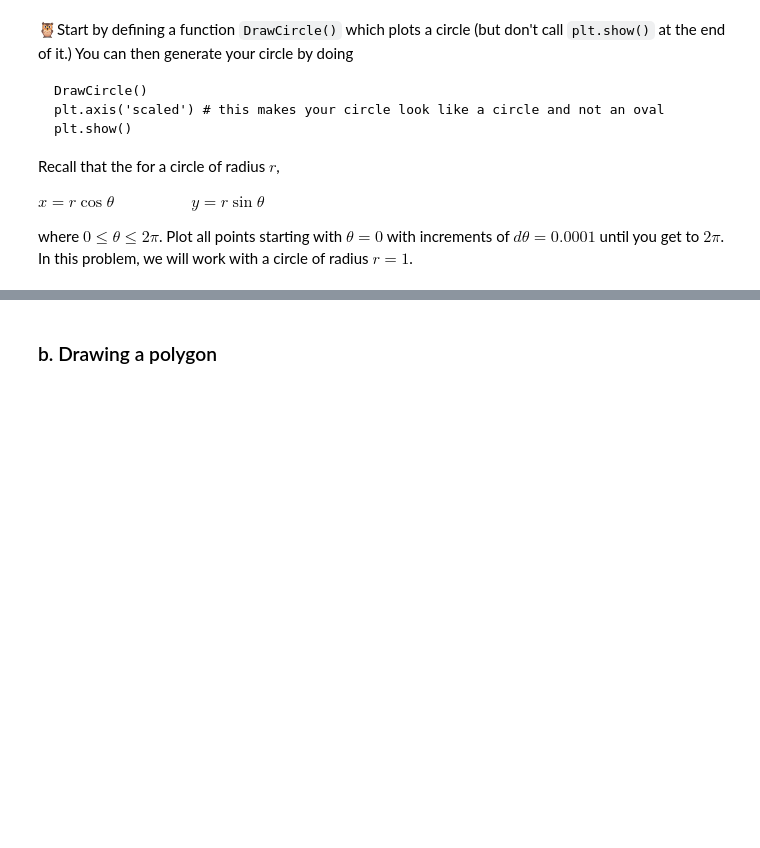
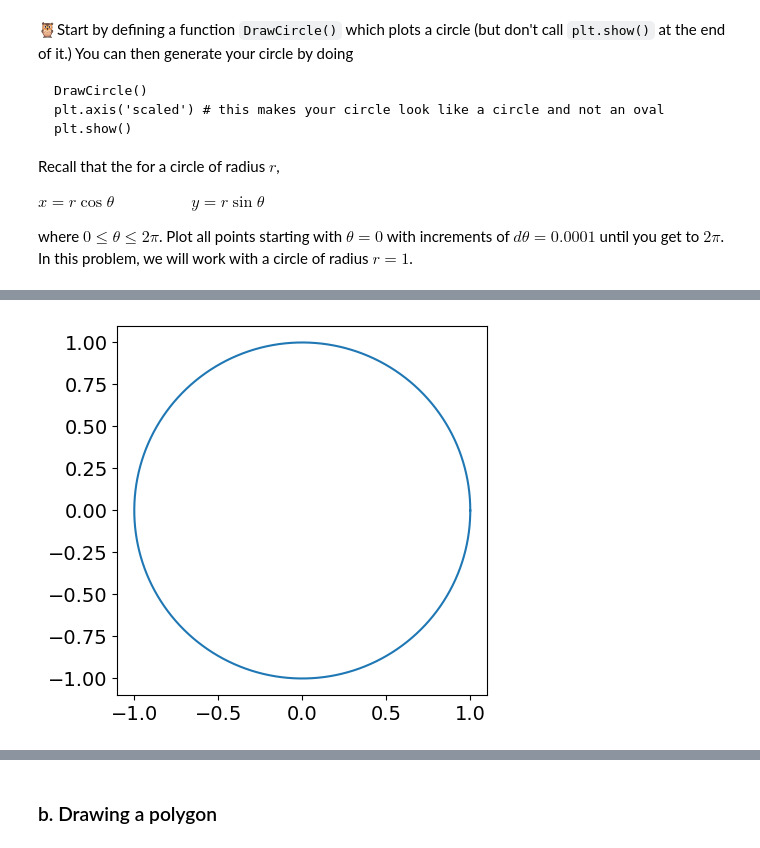
Before and after one commit to mihirt2/mihirt2, a Jupyter notebook: IntroductionToComputationalPhysics/N_Ways_of_Measuring_PI.ipynb, the cells around one changed output, grey strips where cells are left out. Drawn from its saved outputs; the diff is of its cells as text; code cells hidden in the pictures; blank space fills up the shorter version.

```diff
--- a/IntroductionToComputationalPhysics/N_Ways_of_Measuring_PI.ipynb
+++ b/IntroductionToComputationalPhysics/N_Ways_of_Measuring_PI.ipynb
@@ -222,3 +256,20 @@ where $0 \leq \theta \leq 2\pi$. Plot all points starting with $\theta=0$ with i
+# %%
+# ANSWER ME
+def DrawCircle():
+  theta = 0
+  dTheta = 0.0001
+  xpoints = []
+  ypoints = []
+  while theta < 2*math.pi:
+    xpoints.append(np.cos(theta))
+    ypoints.append(np.sin(theta))
+    theta+=dTheta
+  plt.plot(xpoints,ypoints)
+DrawCircle()
+plt.axis('scaled') # this makes your circle look like a circle and not an oval
+plt.show()
+# %% [output]
+[figure, added]
 # %% [markdown]
 <div><img src="https://clark.physics.illinois.edu/246img/AnsEnd.svg" width=200 align=left alt="Answer (end)"></img><br></div>
 # %% [markdown]
```
Also changed, not shown: parts of 26 cells of this notebook.
